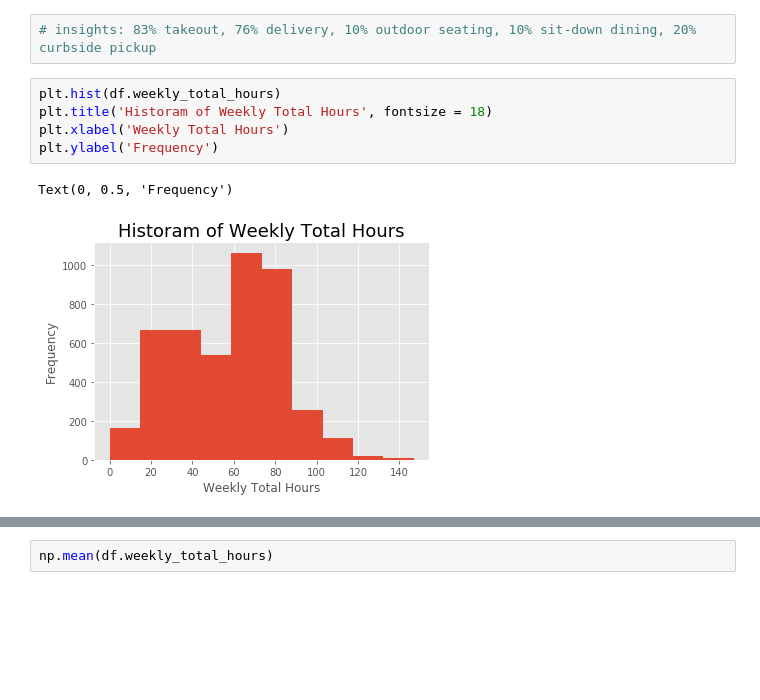
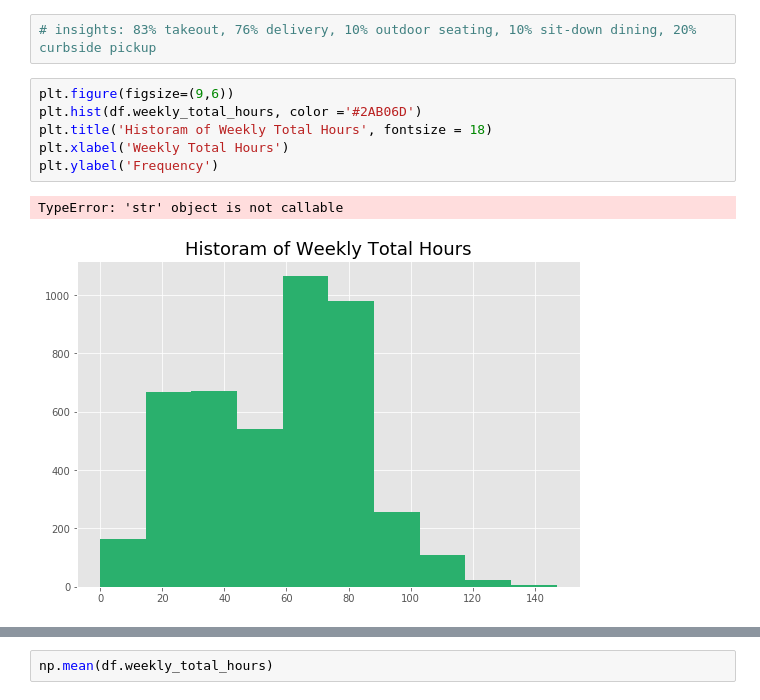
Before and after one commit to sophieying24/webscraping_yelp, a Jupyter notebook: Webscraping Project Yelp.ipynb, the cells around one changed output, grey strips where cells are left out. Drawn from its saved outputs; the diff is of its cells as text; blank space fills up the shorter version.

```diff
--- a/Webscraping Project Yelp.ipynb
+++ b/Webscraping Project Yelp.ipynb
@@ -387,10 +418,11 @@ Text(0.5, 1.0, 'Percentage of Service Availability')
 # %%
 # insights: 83% takeout, 76% delivery, 10% outdoor seating, 10% sit-down dining, 20% curbside pickup
 # %%
-plt.hist(df.weekly_total_hours)
+plt.figure(figsize=(9,6))
+plt.hist(df.weekly_total_hours, color ='#2AB06D')
 plt.title('Historam of Weekly Total Hours', fontsize = 18)
 plt.xlabel('Weekly Total Hours')
 plt.ylabel('Frequency')
 # %% [output]
-Text(0, 0.5, 'Frequency')
+TypeError: 'str' object is not callable
-[figure, old version]
+[figure, new version]
```
Also changed, not shown: parts of 63 cells of this notebook.
